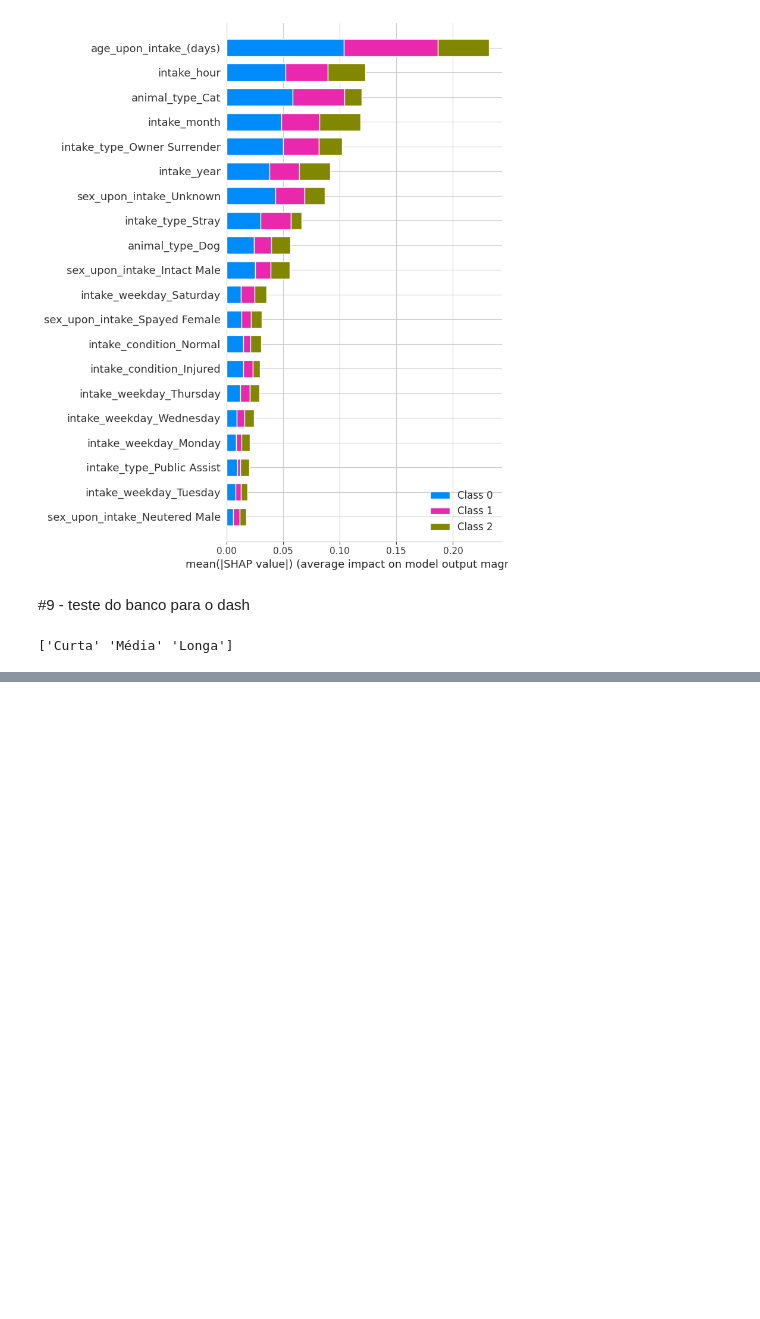
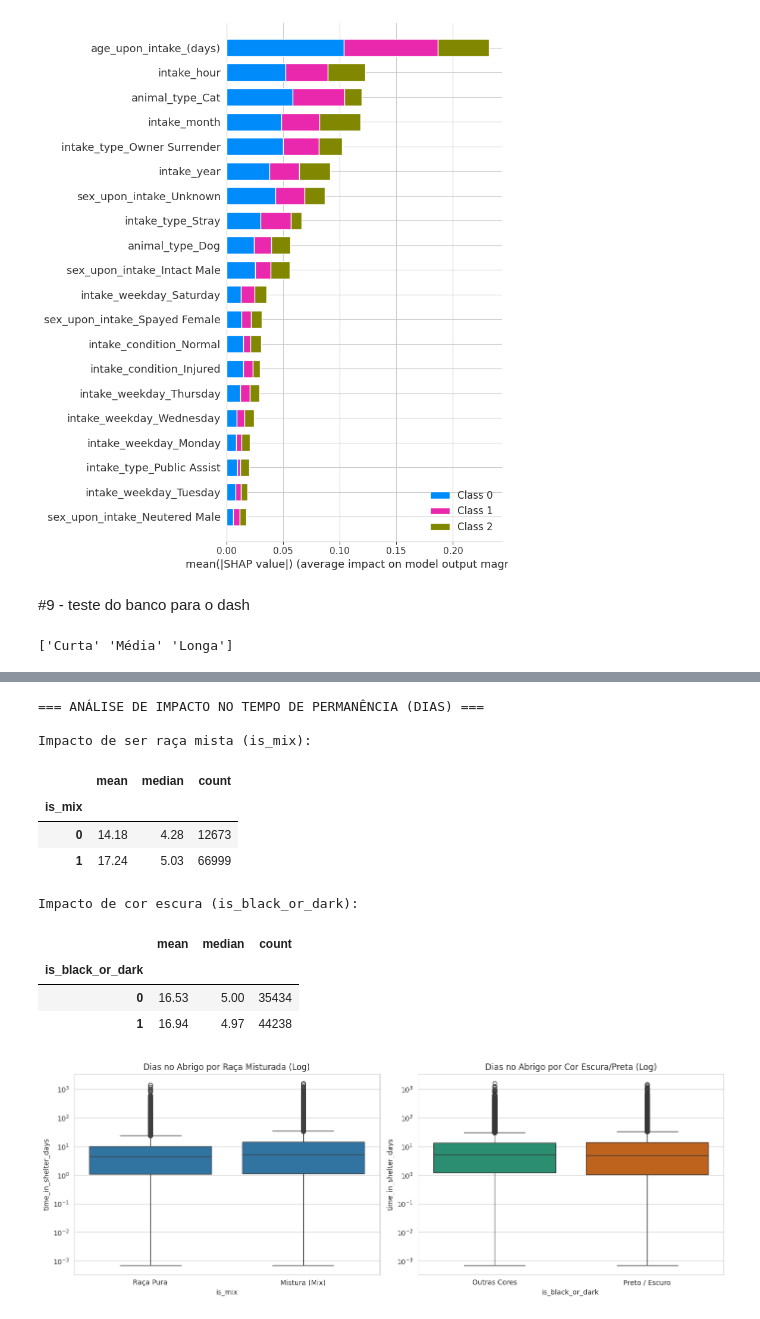
Before and after one commit to ViniMiranda06/PISI3---Adotai, a Jupyter notebook: PISI3_EDA.ipynb, the cells around one changed output, grey strips where cells are left out. Cells and saved outputs as stored; diff of their text form; code cells hidden in the pictures; blank space fills up the shorter version.

```diff
--- a/PISI3_EDA.ipynb
+++ b/PISI3_EDA.ipynb
@@ -463,0 +895,45 @@ print(df2['stay_category'].dropna().unique())
+# %%
+# 3. Análise estatística de correlação e impacto na permanência
+print("\n=== ANÁLISE DE IMPACTO NO TEMPO DE PERMANÊNCIA (DIAS) ===")
+
+# Média e Mediana de permanência por tipo de cor e se é misturado
+estatisticas_mix = df.groupby('is_mix')['time_in_shelter_days'].agg(['mean', 'median', 'count']).round(2)
+estatisticas_cor = df.groupby('is_black_or_dark')['time_in_shelter_days'].agg(['mean', 'median', 'count']).round(2)
+
+print("\nImpacto de ser raça mista (is_mix):")
+display(estatisticas_mix)
+
+print("\nImpacto de cor escura (is_black_or_dark):")
+display(estatisticas_cor)
+
+# Gráficos comparativos de distribuição
+fig, axes = plt.subplots(1, 2, figsize=(14, 5))
+
+# Gráfico 1: Impacto de Raça Misturada
+sns.boxplot(data=df[df['time_in_shelter_days'] > 0], x='is_mix', y='time_in_shelter_days', ax=axes[0])
+axes[0].set_yscale('log')
+axes[0].set_title('Dias no Abrigo por Raça Misturada (Log)')
+axes[0].set_xticklabels(['Raça Pura', 'Mistura (Mix)'])
+
+# Gráfico 2: Impacto de Cor Escura
+sns.boxplot(data=df[df['time_in_shelter_days'] > 0], x='is_black_or_dark', y='time_in_shelter_days', ax=axes[1], palette='Dark2')
+axes[1].set_yscale('log')
+axes[1].set_title('Dias no Abrigo por Cor Escura/Preta (Log)')
+axes[1].set_xticklabels(['Outras Cores', 'Preto / Escuro'])
+
+plt.tight_layout()
+plt.show()
+# %% [output]
+=== ANÁLISE DE IMPACTO NO TEMPO DE PERMANÊNCIA (DIAS) ===
+
+Impacto de ser raça mista (is_mix):
+|  | mean | median | count |
+| is_mix |  |  |  |
+| 0 | 14.18 | 4.28 | 12673 |
+| 1 | 17.24 | 5.03 | 66999 |
+Impacto de cor escura (is_black_or_dark):
+|  | mean | median | count |
+| is_black_or_dark |  |  |  |
+| 0 | 16.53 | 5.00 | 35434 |
+| 1 | 16.94 | 4.97 | 44238 |
+[figure, added]
```
Also changed, not shown: parts of 12 cells of this notebook.
